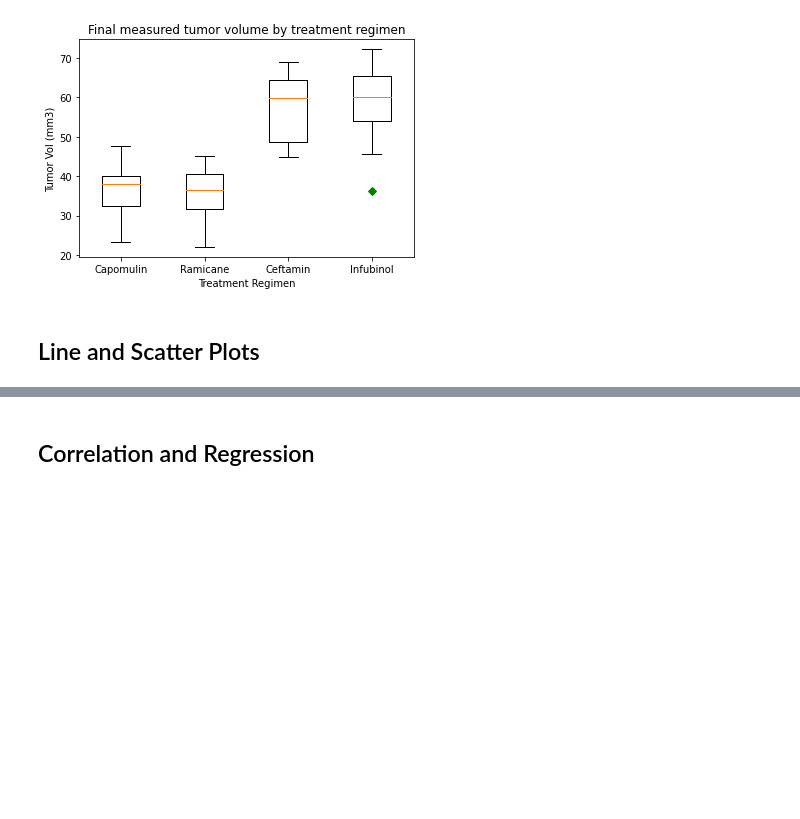
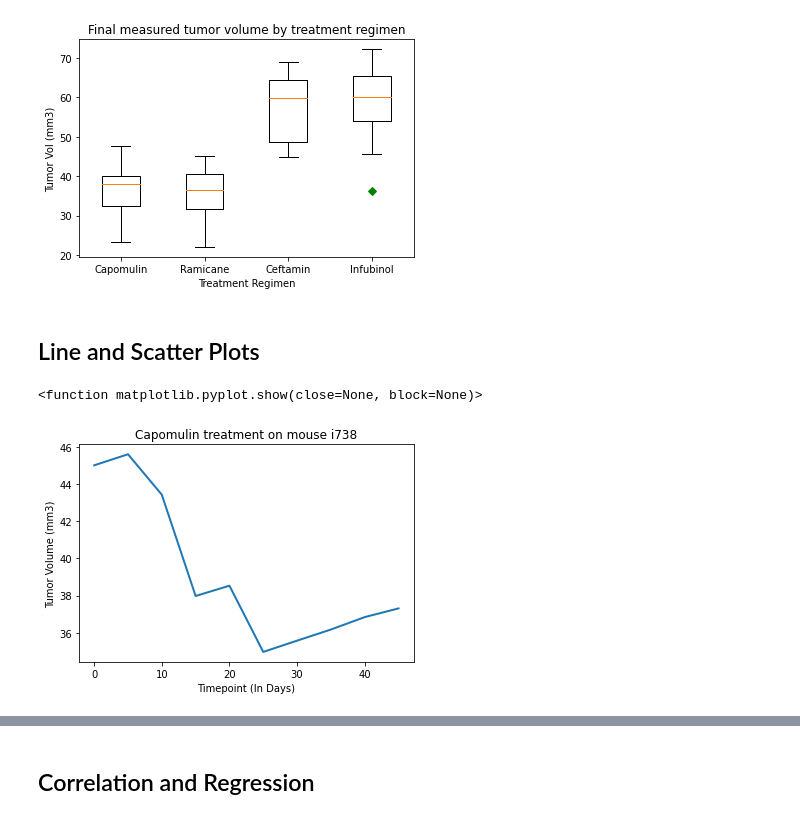
Before and after one commit to Dortilla/MatPlotLibChallenge, a Jupyter notebook: Pymaceuticals/pymaceuticals_starter.ipynb, the cells around one changed output, grey strips where cells are left out. Saved outputs shown, nothing was run; the diff lists cells and outputs as text; code cells hidden in the pictures; blank space fills up the shorter version.

```diff
--- a/Pymaceuticals/pymaceuticals_starter.ipynb
+++ b/Pymaceuticals/pymaceuticals_starter.ipynb
@@ -322,0 +320,15 @@ plt.show()
+# %%
+# Generate a line plot of tumor volume vs. time point for a mouse treated with Capomulin
+line_df = cleaned_df_v2.loc[cleaned_df_v2["Mouse ID"] == 'i738',:]
+x_axis = line_df['Timepoint'] # define x and y axes
+y_axis = line_df['Tumor Volume (mm3)']
+
+plt.title('Capomulin treatment on mouse i738')
+plt.plot(x_axis, y_axis, linewidth=2, markersize=10)
+plt.xlabel('Timepoint (In Days)')
+plt.ylabel('Tumor Volume (mm3)')
+plt.savefig('lineplot')
+plt.show
+# %% [output]
+<function matplotlib.pyplot.show(close=None, block=None)>
+[figure, added]
```
Also changed, not shown: parts of 7 cells of this notebook, 4 other files.
